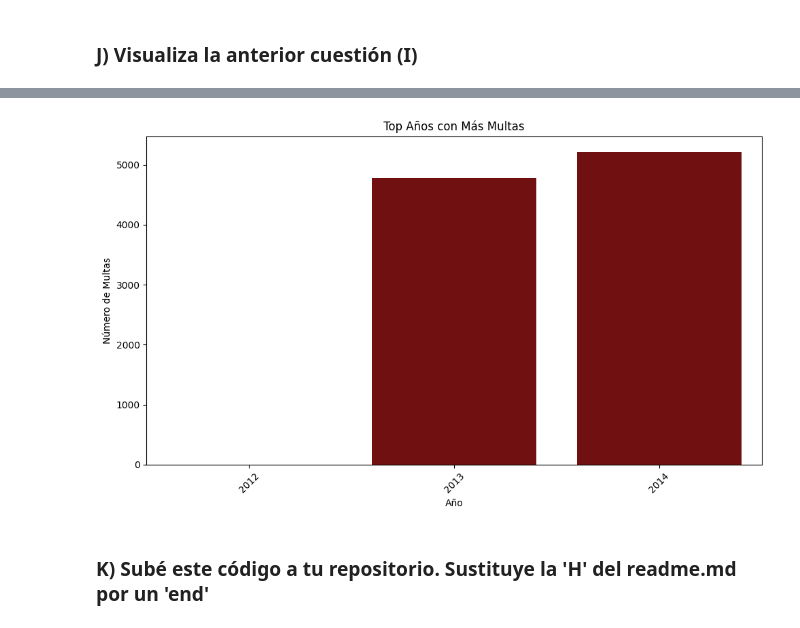
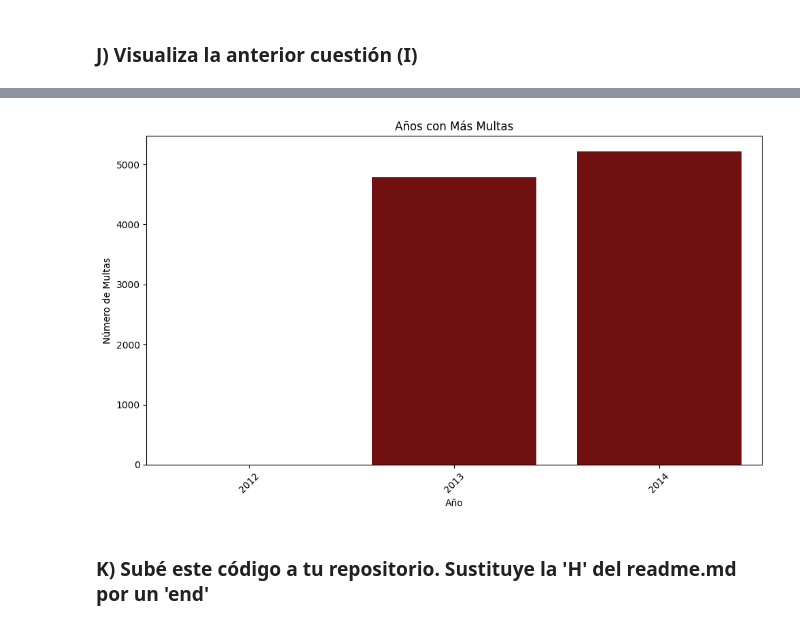
Before and after one commit to BalentinaAE/Pandas, a Jupyter notebook: ProyectoPandas_Github.ipynb, the cells around one changed output, grey strips where cells are left out. Saved outputs shown, nothing was run; the diff lists cells and outputs as text; code cells hidden in the pictures.

```diff
--- a/ProyectoPandas_Github.ipynb
+++ b/ProyectoPandas_Github.ipynb
@@ -278,19 +281,19 @@ total_multas_año
 # %%
 años_multas = {
     'Year': [2000, 2012, 2013, 2014, 2015],
     'Contabilizada': [0, 3, 4782, 5212, 2]
 }
 multa_conta = pd.DataFrame(años_multas)
 top_años = multa_conta.nlargest(3, 'Contabilizada')
 plt.figure(figsize=(10, 6))
 sns.barplot(data=top_años, x='Year', y='Contabilizada', color='maroon')
-plt.title('Top Años con Más Multas')
+plt.title('Años con Más Multas')
 plt.xlabel('Año')
 plt.ylabel('Número de Multas')
 plt.xticks(rotation=45)
 plt.tight_layout()
 plt.show()
 # %% [output]
-[figure, old version]
+[figure, new version]
 # %% [markdown]
 ### K) Subé este código a tu repositorio. Sustituye la 'H' del readme.md por un 'end'
```
Also changed, not shown: parts of 4 cells of this notebook.
